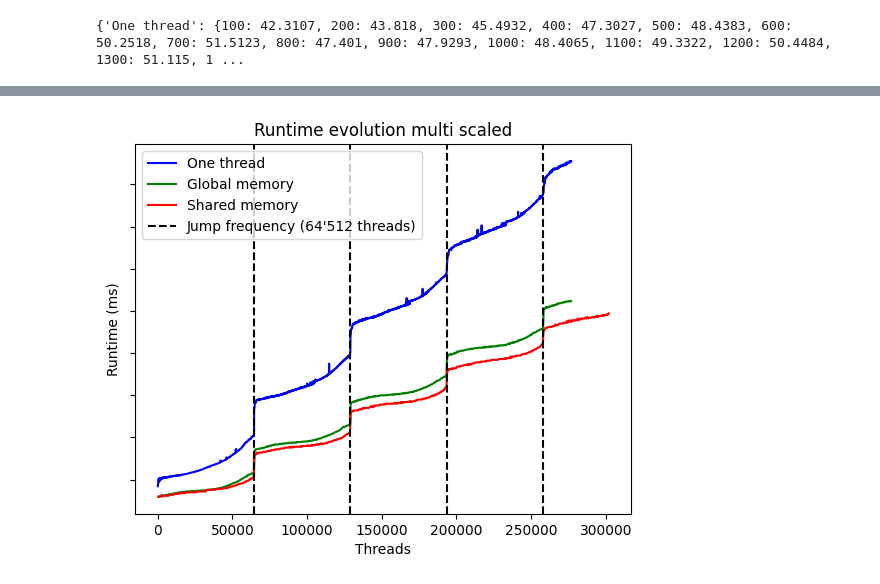
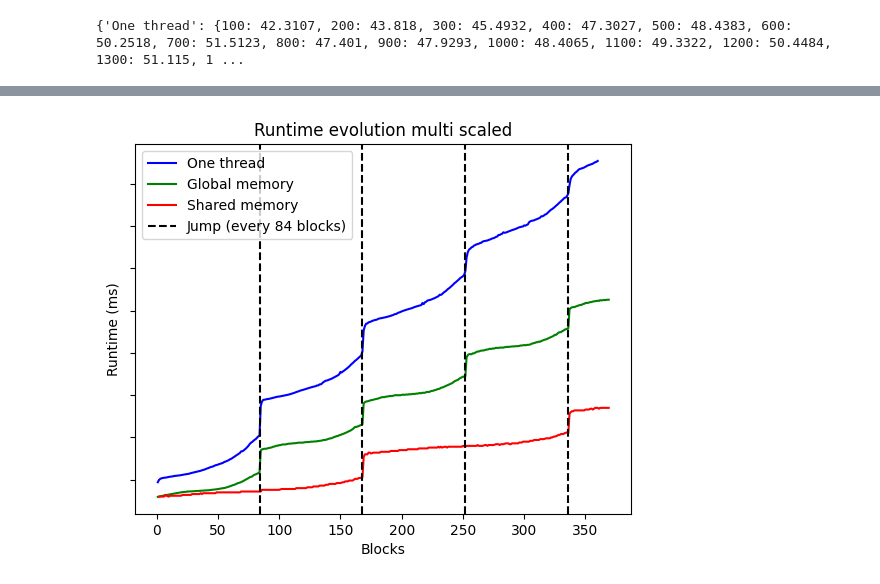
Before and after one commit to simbarras/tb23-gpu-opt-celeritas, a Jupyter notebook: result.ipynb, the cells around one changed output, grey strips where cells are left out. Drawn from its saved outputs; the diff is of its cells as text; code cells hidden in the pictures.

```diff
--- a/result.ipynb
+++ b/result.ipynb
@@ -301,8 +303,8 @@ jump = {
 for k in multi_block_data['One thread'].keys():
     # Round up to a integer
     grid_size_one = math.ceil(k / 768)
-    grid_size_global = math.ceil((k * 4) / 192)
-    grid_size_shared = math.ceil((k * 4) / 88)
+    grid_size_global = math.ceil(k / 192)
+    grid_size_shared = math.ceil(k / 88)
     warp_one = math.ceil(k / (32 * grid_size_one))
     warp_global = math.ceil((k * 4) / (32 * grid_size_global))
     warp_shared = math.ceil((k * 4) / (32 * grid_size_shared))
@@ -438,12 +440,14 @@ scaled_data = {
 for key in multi_block_data['Global memory'].keys():
     if (key * 4) / 100 > len(multi_block_data['One thread'].keys()):
         break
-    scaled_data['Global memory'][key * 4] = multi_block_data['Global memory'][key]
+    nb_threads = multi_block_data_thread_total['Global memory'][key]
+    scaled_data['Global memory'][nb_threads] = multi_block_data['Global memory'][key]
 for key in multi_block_data['Shared memory'].keys():
     if (key * 4) / 100 > len(multi_block_data['One thread'].keys()):
         break
-    scaled_data['Shared memory'][key * 4] = multi_block_data['Shared memory'][key]
-step = 64896
+    nb_threads = multi_block_data_thread_total['Shared memory'][key]
+    scaled_data['Shared memory'][nb_threads] = multi_block_data['Shared memory'][key]
+step = 64512
 flag = step
 flags = []
 while flag <= len(multi_block_data['One thread'].keys()) * 100:
@@ -457,12 +461,11 @@ plt.plot(scaled_data['Shared memory'].keys(), scaled_data['Shared memory'].value
 for flag in flags:
     plt.axvline(x=flag, color='black', linestyle='--')
 
+# Add a legend for the verticle lines
+plt.plot([], [], label='Jump (every 64\'512 threads)', color='black', linestyle='--')
 
 # Hide y-axis values but keep the label
 plt.gca().axes.get_yaxis().set_ticklabels([])
-
-
-
 plt.legend()
 plt.show()
 # %% [output]
@@ -470,40 +473,57 @@ plt.show()
 # %%
 plt.title('Runtime evolution multi scaled')
-plt.xlabel('Threads')
+plt.xlabel('Blocks')
 plt.ylabel('Runtime (ms)')
 
-scaled_data = {
-    'One thread': multi_block_data['One thread'].items(),
+average_time_block = {
+    'One thread': {},
     'Global memory': {},
     'Shared memory': {},
-    'Flags': {},
 }
-for key in multi_block_data['Global memory'].keys():
-    if (key * 4) / 100 > len(multi_block_data['One thread'].keys()):
-        break
-    nb_threads = multi_block_data_thread_total['Global memory'][key]
-    scaled_data['Global memory'][nb_threads] = multi_block_data['Global memory'][key]
-for key in multi_block_data['Shared memory'].keys():
-    if (key * 4) / 100 > len(multi_block_data['One thread'].keys()):
-        break
-    nb_threads = multi_block_data_thread_total['Shared memory'][key]
-    scaled_data['Shared memory'][nb_threads] = multi_block_data['Shared memory'][key]
-step = 64512
-flag = step
+
+max_threads = {
+    'One thread': 769,
+    'Global memory': 192,
+    'Shared memory': 88,
+}
+
+max_block = 370
+for key in average_time_block.keys():
+    block_sum = 0
+    block_count = 0
+    previous_block = 1
+    for k, v in multi_block_data[key].items():
+        nb_block = math.ceil(k / max_threads[key])
+        if max_block < nb_block:
+            break
+        if previous_block != nb_block:
+            # print(f"{k} threads no more stand in {previous_block} blocks")
+            # print(f"This block has {block_count} threads and a total time of {block_sum} ms")
+            if block_count != 0:
+                average_time_block[key][previous_block] = block_sum / block_count
+            block_sum = v
+            block_count = 1
+            previous_block = nb_block
+        else:
+            block_sum += v
+            block_count += 1
+
+print(average_time_block)
+
+flag_step = 84
+flag = flag_step
 flags = []
-while flag <= len(multi_block_data['One thread'].keys()) * 100:
+while flag < max_block:
     flags.append(flag)
-    flag += step
+    flag += flag_step
 
-plt.plot(multi_block_data['One thread'].keys(), multi_block_data['One thread'].values(), label='One thread', color='blue')
-plt.plot(scaled_data['Global memory'].keys(), scaled_data['Global memory'].values(), label='Global memory', color='green')
-plt.plot(scaled_data['Shared memory'].keys(), scaled_data['Shared memory'].values(), label='Shared memory', color='red')
-# Add a verticle line for every flag
-for flag in flags:
-    plt.axvline(x=flag, color='black', linestyle='--')
-
-# Add a legend for the verticle lines
-plt.plot([], [], label='Jump frequency (64\'512 threads)', color='black', linestyle='--')
+plt.plot(list(average_time_block['One thread'].keys()), list(average_time_block['One thread'].values()), label='One thread', color='blue')
+plt.plot(list(average_time_block['Global memory'].keys()), list(average_time_block['Global memory'].values()), label='Global memory', color='green')
+plt.plot(list(average_time_block['Shared memory'].keys()), list(average_time_block['Shared memory'].values()), label='Shared memory', color='red')
+# Vertical lines for flags
+for f in flags:
+    plt.axvline(x=f, color='black', linestyle='--')
+plt.plot([], [], label='Jump (every 84 blocks)', color='black', linestyle='--')
 
 # Hide y-axis values but keep the label
 plt.gca().axes.get_yaxis().set_ticklabels([])
@@ -513 +534 @@ plt.show()
-[figure, old version]
+[figure, new version]
```
Also changed, not shown: parts of 9 cells of this notebook, 7 other files.
